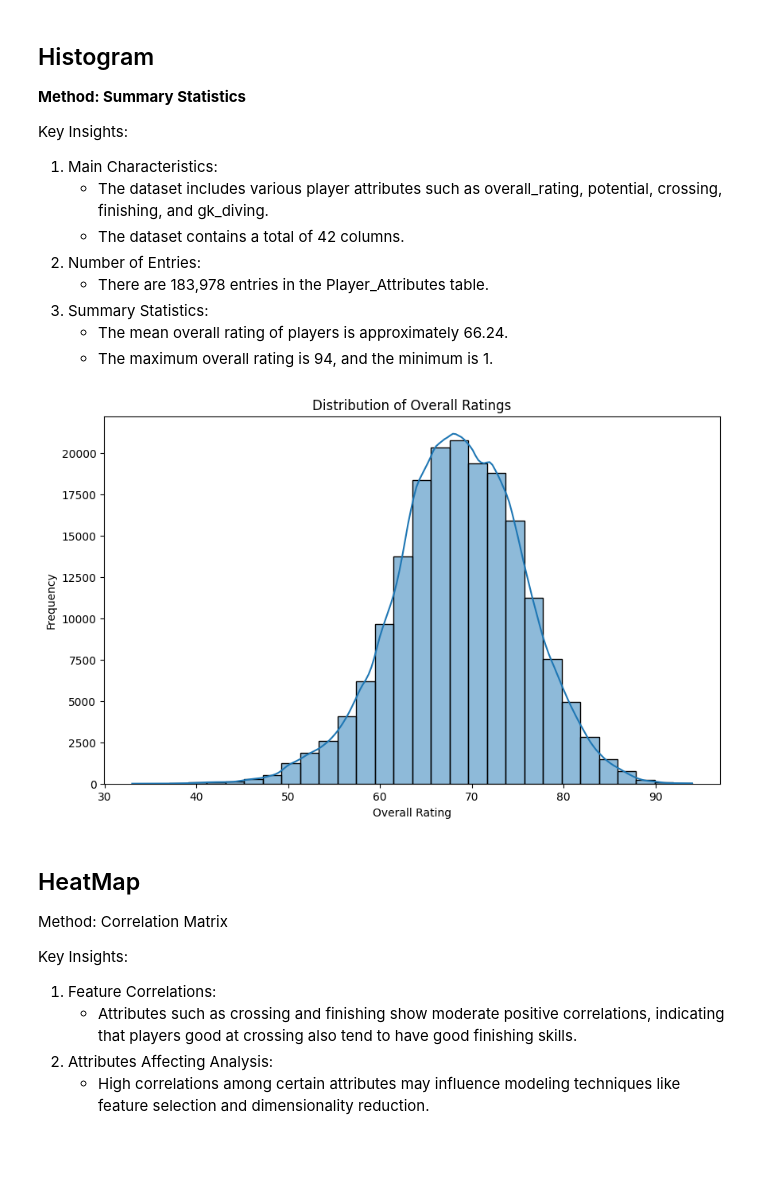
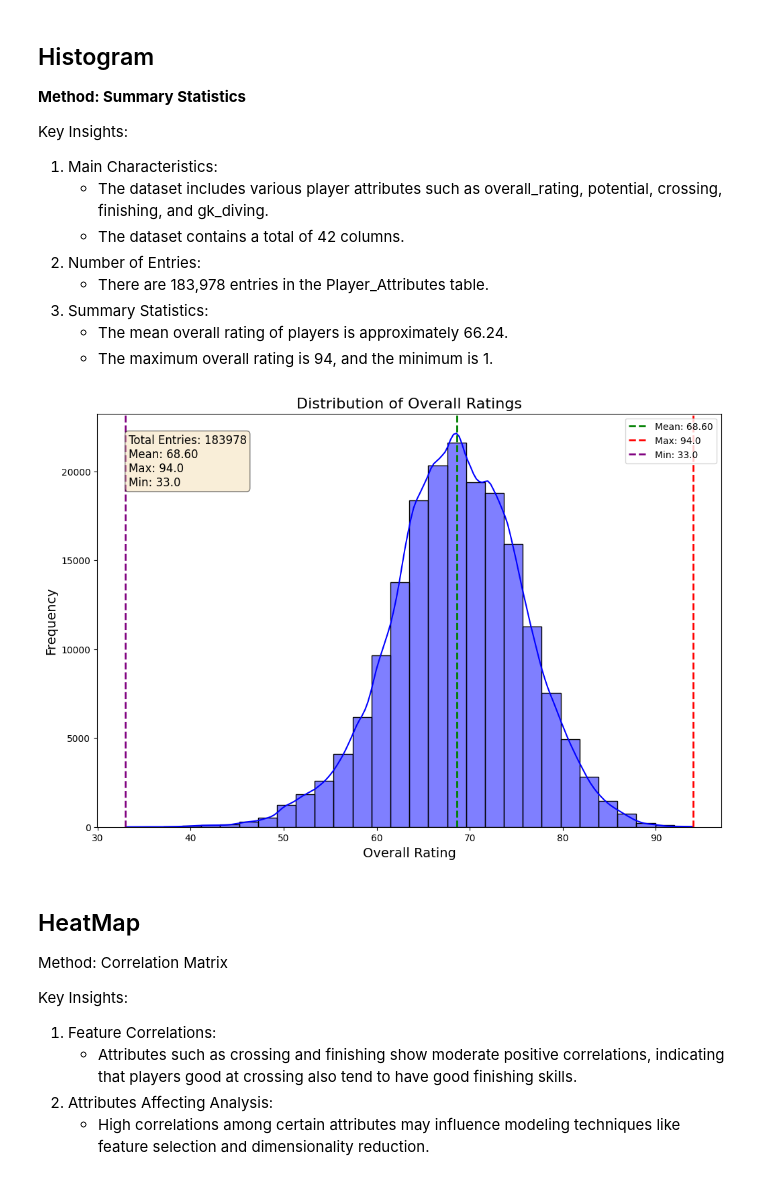
Before and after one commit to MNWinn/MNWinn.github.io, a Jupyter notebook: finalproject.ipynb, the cells around one changed output. Cells and saved outputs as stored; diff of their text form; code cells hidden in the pictures; blank space fills up the shorter version.

```diff
--- a/finalproject.ipynb
+++ b/finalproject.ipynb
@@ -218,16 +159,48 @@ Key Insights:
 3. Summary Statistics:
     - The mean overall rating of players is approximately 66.24.
     - The maximum overall rating is 94, and the minimum is 1.
-# %%
-# Plotting the histogram of overall ratings
-plt.figure(figsize=(10, 6))
-sns.histplot(player_attributes_df['overall_rating'], bins=30, kde=True)
-plt.title('Distribution of Overall Ratings')
-plt.xlabel('Overall Rating')
-plt.ylabel('Frequency')
-plt.show()
-# %% [output]
-[figure, removed]
+# %%
+# Load data and calculate summary statistics
+overall_rating = data['overall_rating']
+mean_rating = overall_rating.mean()
+max_rating = overall_rating.max()
+min_rating = overall_rating.min()
+total_entries = overall_rating.count()
+
+# Plotting the histogram of overall ratings with detailed information
+plt.figure(figsize=(12, 8))
+
+# Plot histogram with KDE (Kernel Density Estimate)
+sns.histplot(overall_rating, bins=30, kde=True, color='blue', edgecolor='black')
+
+# Plot vertical lines for mean, max, and min values
+plt.axvline(mean_rating, color='green', linestyle='dashed', linewidth=2, label=f'Mean: {mean_rating:.2f}')
+plt.axvline(max_rating, color='red', linestyle='dashed', linewidth=2, label=f'Max: {max_rating}')
+plt.axvline(min_rating, color='purple', linestyle='dashed', linewidth=2, label=f'Min: {min_rating}')
+
+# Title and labels
+plt.title('Distribution of Overall Ratings', fontsize=16)
+plt.xlabel('Overall Rating', fontsize=14)
+plt.ylabel('Frequency', fontsize=14)
+
+# Adding text box for summary statistics
+props = dict(boxstyle='round', facecolor='wheat', alpha=0.5)
+textstr = '\n'.join((
+    f'Total Entries: {total_entries}',
+    f'Mean: {mean_rating:.2f}',
+    f'Max: {max_rating}',
+    f'Min: {min_rating}'
+))
+plt.text(0.05, 0.95, textstr, transform=plt.gca().transAxes, fontsize=12,
+         verticalalignment='top', bbox=props)
+
+# Legend
+plt.legend()
+
+# Show plot
+plt.show()
+# %% [output]
+[figure, added]
 # %% [markdown]
 ## HeatMap
 
```
Also changed, not shown: parts of 22 cells of this notebook, 1 other file.
